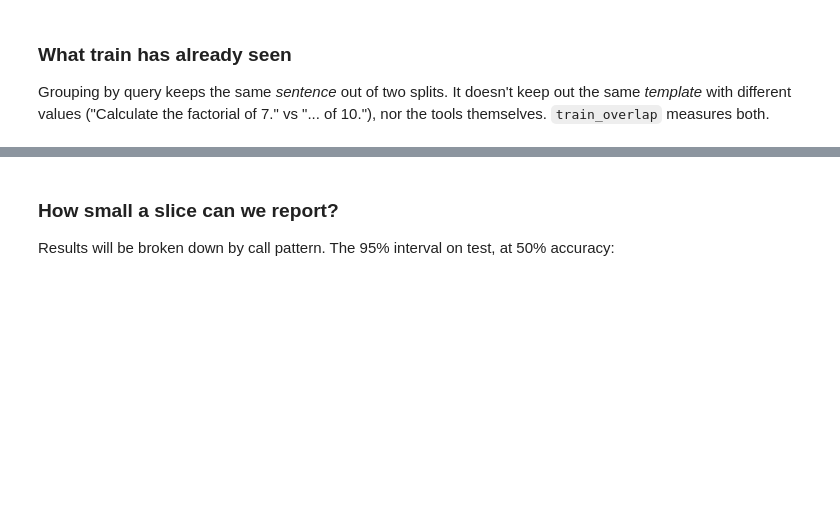
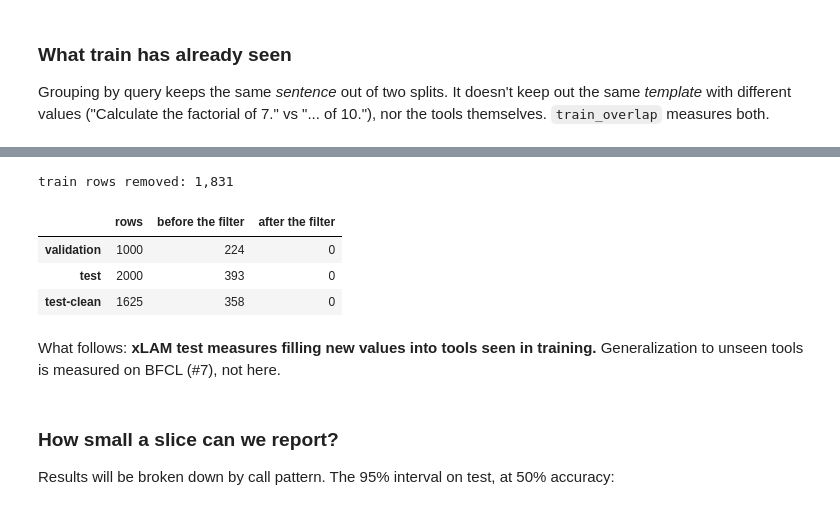
Before and after one commit to joaomigueloliveira/ml, a Jupyter notebook: notebooks/01_dataset.ipynb, the cells around one changed output, grey strips where cells are left out. Cells and saved outputs as stored; diff of their text form; code cells hidden in the pictures; blank space fills up the shorter version.

```diff
--- a/notebooks/01_dataset.ipynb
+++ b/notebooks/01_dataset.ipynb
@@ -306,3 +313,44 @@ What follows: **xLAM test measures filling new values into tools seen in trainin
+# %%
+from fc_distill.scoring import call_multiset
+
+held_ids = set(split_ids["validation"]) | set(split_ids["test"])
+duplicate_ids = {i for group in quality.exact_duplicates(examples) for i in sorted(group)[1:]}
+answers_before = {
+    call_multiset(ex["answers"]) for ex in examples if ex["id"] not in held_ids | duplicate_ids
+}
+answers_after = {call_multiset(by_id[i]["answers"]) for i in split_ids["train"]}
+eval_ids = {
+    "validation": split_ids["validation"],
+    "test": split_ids["test"],
+    "test-clean": json.loads(Path("../data/splits.json").read_text())["test-clean"],
+}
+
+
+def count_same_answer(ids, answers):
+    return sum(call_multiset(by_id[i]["answers"]) in answers for i in ids)
+
+
+answer_overlap = pd.DataFrame(
+    {
+        name: {
+            "rows": len(eval_ids[name]),
+            "before the filter": count_same_answer(eval_ids[name], answers_before),
+            "after the filter": count_same_answer(eval_ids[name], answers_after),
+        }
+        for name in ("validation", "test", "test-clean")
+    }
+).T
+assert (answer_overlap["after the filter"] == 0).all()
+print(f"train rows removed: {report['train_answer_in_held_out_removed']:,}")
+answer_overlap
+# %% [output]
+train rows removed: 1,831
+|  | rows | before the filter | after the filter |
+| validation | 1000 | 224 | 0 |
+| test | 2000 | 393 | 0 |
+| test-clean | 1625 | 358 | 0 |
+# %% [markdown]
+What follows: **xLAM test measures filling new values into tools seen in training.** Generalization to unseen tools is measured on BFCL (#7), not here.
 # %% [markdown]
 ### How small a slice can we report?
 
```
Also changed, not shown: parts of 6 cells of this notebook, 6 other files.
